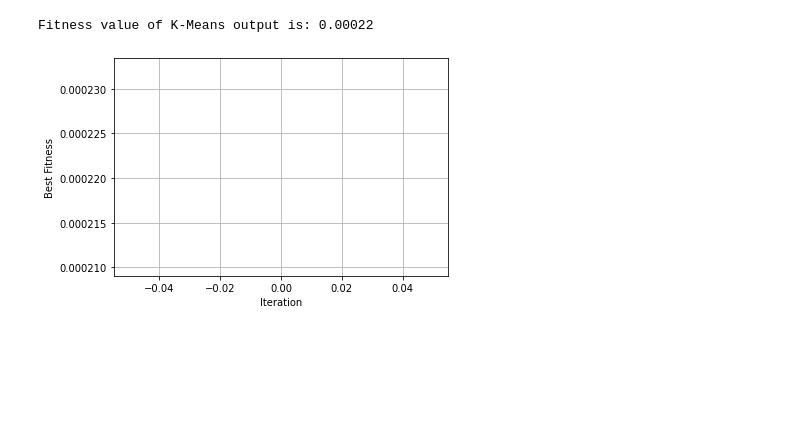
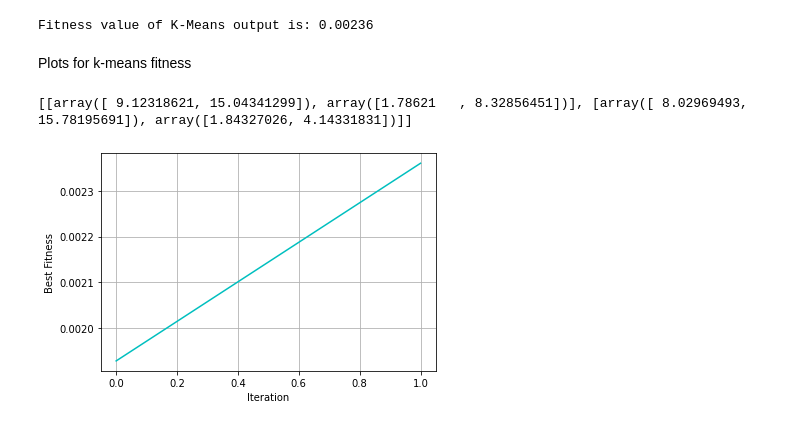
Before and after one commit to gurpreetsingh14/kmeans-with-GA, a Jupyter notebook: demo_class.ipynb, the cells around one changed output. Drawn from its saved outputs; the diff is of its cells as text; code cells hidden in the pictures; blank space fills up the shorter version.

```diff
--- a/demo_class.ipynb
+++ b/demo_class.ipynb
@@ -6,12 +6,12 @@ import kmeans
 import numpy
 # %%
 #Inputs
-k = 3
+kNo = 2
 
-initial_centroids = gag.init_cluster_center(k)
+initial_centroids = gag.init_cluster_center(kNo)
 fit_func = gag.fitness_func(initial_centroids)
 # %%
 #Generate Data
-gy = GenerateData(k)
+gy = GenerateData(kNo)
 rawData = gy.raw_data()
 # %%
@@ -49,28 +49,43 @@ def kmean_data(data):
 
     return numpy.array(l)
 
-model = kmeans.KMeans(k)
+model = kmeans.KMeans(kNo)
 data1 = kmean_data(gy.raw_data())
 model.fit(data1)
-lk, ml = model.to__solution()
-print(f'Fitness value of K-Means output is: {gag.fitness_func(numpy.array([lk]))[0]:0.5f}')
+ml = model.to__solution()
+print(f'Fitness value of K-Means output is: {gag.fitness_func(numpy.array([ml]))[0]:0.5f}')
 # %% [output]
-Fitness value of K-Means output is: 0.00022
+Fitness value of K-Means output is: 0.00236
+# %% [markdown]
+Plots for k-means fitness
 # %%
-ko = []
-ko.append(ml)
-ko.append(ml)
+ko = model.evolution
+print(ko)
 lp = []
 kmean_fitness_list = []
-for i in range(len(ko)):
+""" for i in range(len(ko)):
     yi = []
-    for j in range(k):
+    for j in range(kNo):
         for u in range(2):
             yi.append(ko[i][j][u])
     lp.append(yi)
-kmean_fitness_list.append(gag.fitness_func(numpy.array(lp)))
+kmean_fitness_list.append(gag.fitness_func(numpy.array(lp))) """
+# output = [[22.92760991 66.39547585 23.13308962 55.7433142 7.91369287 17.73000917],[],[],[]] []
+ti = []
+for el in ko:
+    yo = []
+    for subel in el:
+        yo.append(subel[0])
+        yo.append(subel[1])
+    ti.append(numpy.array(yo))
+ti = numpy.array(ti)
+#print(f'ti is: {ti}')
 
 #plot kmeans fitness evolution
-gag.display_plot(kmean_fitness_list)
+#print(ko)
+io = gag.fitness_func(ti)
+#print(ti.tolist())
+gag.display_plot(io.tolist())
 # %% [output]
+[[array([ 9.12318621, 15.04341299]), array([1.78621   , 8.32856451])], [array([ 8.02969493, 15.78195691]), array([1.84327026, 4.14331831])]]
-[figure, old version]
+[figure, new version]
```
Also changed, not shown: parts of 2 cells of this notebook.
